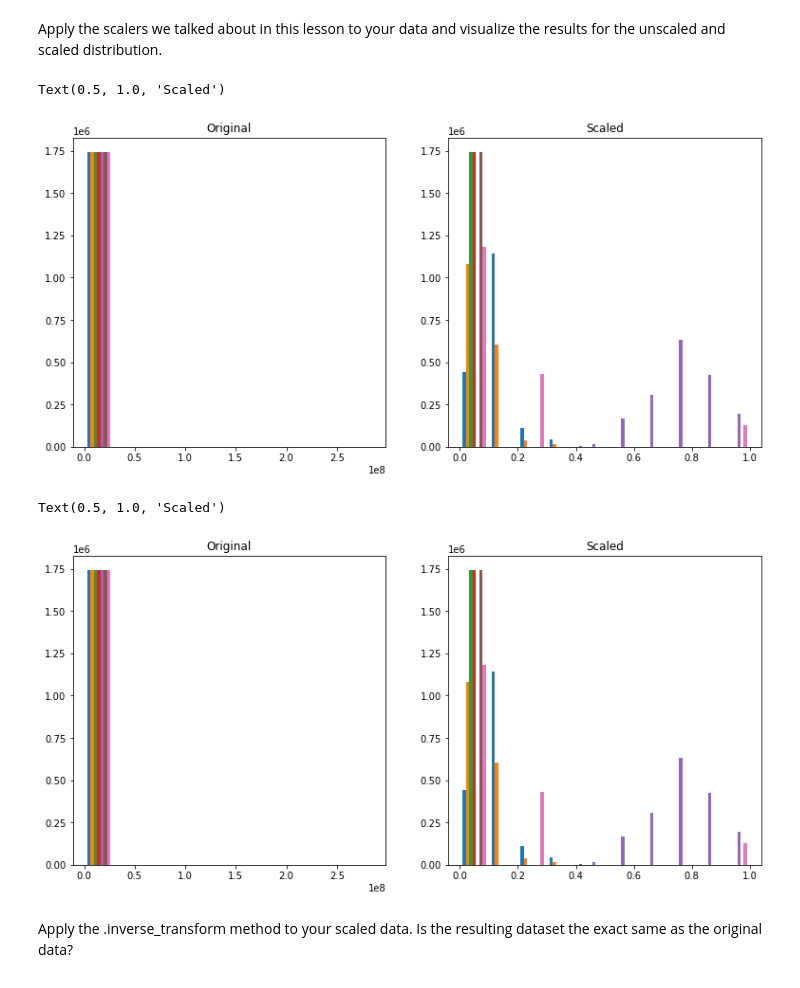
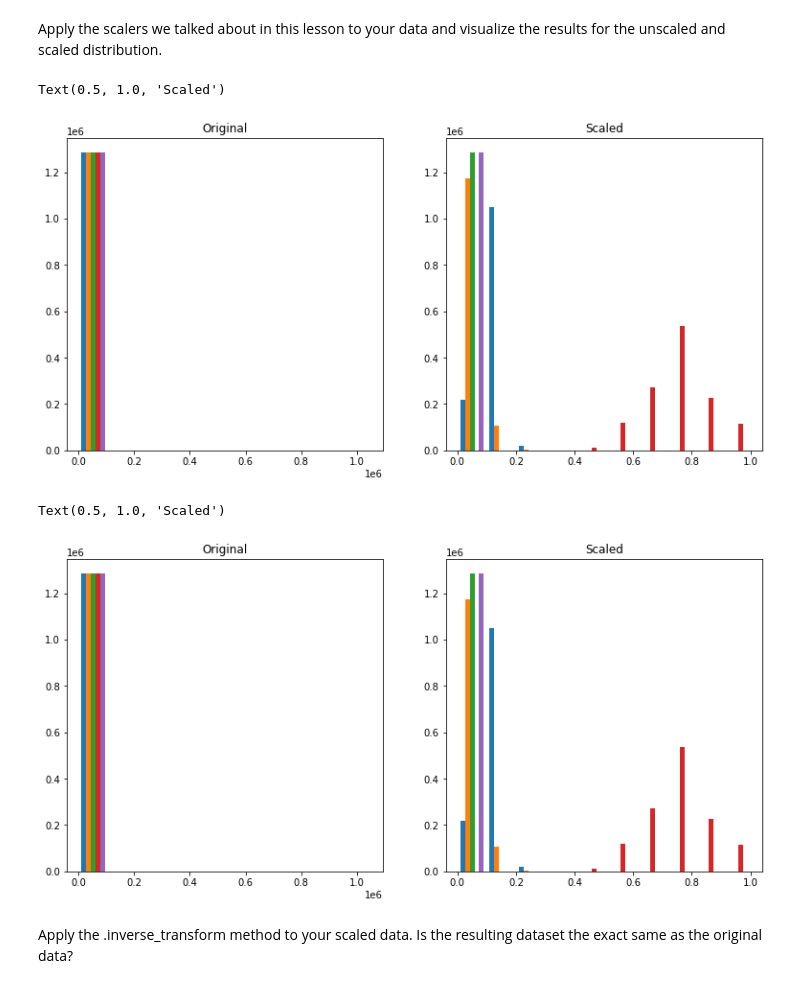
Before and after one commit to dashbringhurst/regression-exercises, a Jupyter notebook: scaling.ipynb, the cells around one changed output. Cells and saved outputs as stored; diff of their text form; code cells hidden in the pictures.

```diff
--- a/scaling.ipynb
+++ b/scaling.ipynb
@@ -26,42 +29,61 @@ Apply the scalers we talked about in this lesson to your data and visualize the
 train, validate, test = wrangle.split_data(df, 'fips')
+# %%
+X_train = train[['bedrooms', 'bathrooms', 'sqft', 'year', 'tax_amount']]
+y_train = train['tax_value']
+X_validate = validate[['bedrooms', 'bathrooms', 'sqft', 'year', 'tax_amount']]
+y_validate = validate['tax_value']
+X_test = test[['bedrooms', 'bathrooms', 'sqft', 'year', 'tax_amount']]
+y_test = test['tax_value']
 # %%
+# assign the MinMaxScaler to a variable
 scaler = sklearn.preprocessing.MinMaxScaler()
-scaler.fit(train)
+# fit the scaler to the train dataset
+scaler.fit(X_train)
 
-train_scaled = scaler.transform(train)
-validate_scaled = scaler.transform(validate)
-test_scaled = scaler.transform(test)
+# transform the train dataset using the scaler and assign to a variable
+X_train_scaled = scaler.transform(X_train)
+# transform the validate dataset using the scaler and assign to a variable
+X_validate_scaled = scaler.transform(X_validate)
+# transform the test dataset using the scaler and assign to a variable
+X_test_scaled = scaler.transform(X_test)
 
+# plot the original train dataset
 plt.figure(figsize=(13, 6))
 plt.subplot(121)
-plt.hist(train)
+plt.hist(X_train)
 plt.title('Original')
+# plot the scaled train dataset
 plt.subplot(122)
-plt.hist(train_scaled)
+plt.hist(X_train_scaled)
 plt.title('Scaled')
 # %% [output]
 Text(0.5, 1.0, 'Scaled')
-[figure, old version]
+[figure, new version]
 # %%
+# assign the RobustScaler to a variable
 scaler2 = sklearn.preprocessing.RobustScaler()
-# Note that we only call .fit with the training data,
-# but we use .transform to apply the scaling to all the data splits.
-scaler2.fit(train)
+# Note that we only call .fit with the training data, but we use .transform to apply the scaling to all the data splits.
+scaler2.fit(X_train)
 
-train_scaled2 = scaler.transform(train)
-validate_scaled2 = scaler.transform(validate)
-test_scaled2 = scaler.transform(test)
+# transform the train dataset and assign to a variable
+X_train_robust = scaler.transform(X_train)
+# transform the validate dataset and assign to a variable
+X_validate_robust = scaler.transform(X_validate)
+# transform the test dataset and assign to a variable
+X_test_robust = scaler.transform(X_test)
 
+# create a histplot of the original train dataset
 plt.figure(figsize=(13, 6))
 plt.subplot(121)
-plt.hist(train)
+plt.hist(X_train)
 plt.title('Original')
+# create a histplot of the scaled train dataset
 plt.subplot(122)
-plt.hist(train_scaled2)
+plt.hist(X_train_robust)
 plt.title('Scaled')
 # %% [output]
 Text(0.5, 1.0, 'Scaled')
-[figure, old version]
+[figure, new version]
 # %% [markdown]
 Apply the .inverse_transform method to your scaled data. Is the resulting dataset the exact same as the original data?
 # %%
```
Also changed, not shown: parts of 13 cells of this notebook.
